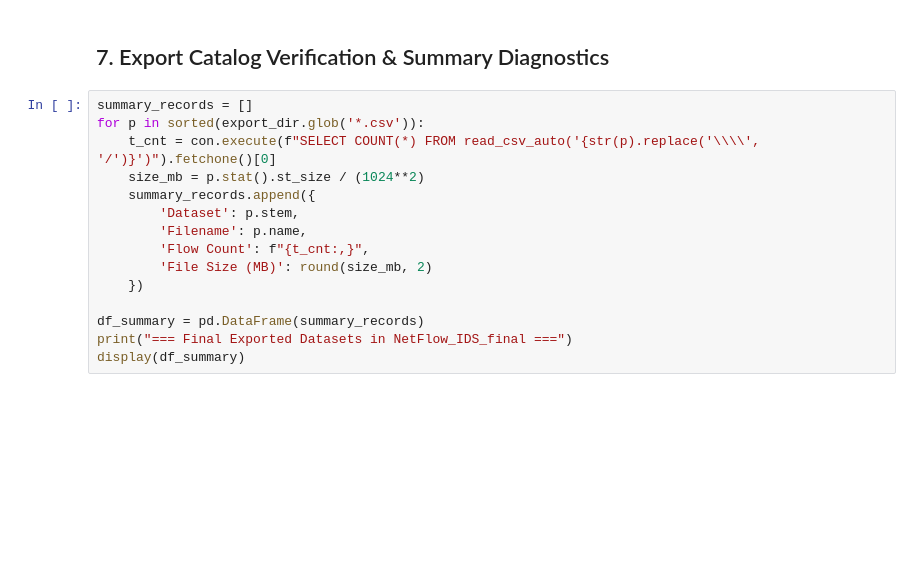
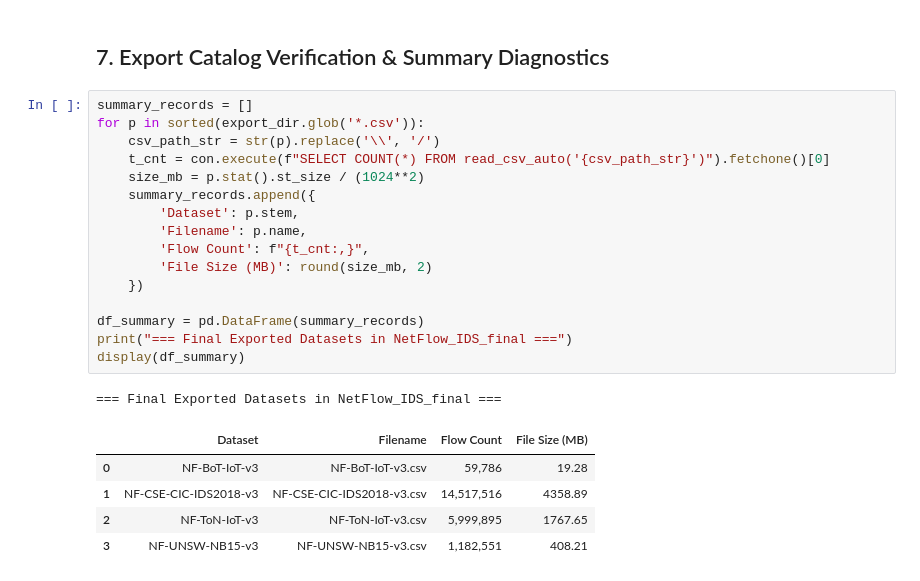
Before and after one commit to ThanhLeDuc552/SynthGuard---Individual-Contribution, a Jupyter notebook: duc_thanh/notebooks/data_processing/netflowv3_processing.ipynb, the cells around one changed output. Cells and saved outputs as stored; diff of their text form; blank space fills up the shorter version.

```diff
--- a/duc_thanh/notebooks/data_processing/netflowv3_processing.ipynb
+++ b/duc_thanh/notebooks/data_processing/netflowv3_processing.ipynb
@@ -350,15 +938,23 @@ con.execute("SELECT Attack, COUNT(*) as cnt FROM cic_final GROUP BY Attack ORDER
 # %%
 summary_records = []
 for p in sorted(export_dir.glob('*.csv')):
-    t_cnt = con.execute(f"SELECT COUNT(*) FROM read_csv_auto('{str(p).replace('\\\\', '/')}')").fetchone()[0]
+    csv_path_str = str(p).replace('\\', '/')
+    t_cnt = con.execute(f"SELECT COUNT(*) FROM read_csv_auto('{csv_path_str}')").fetchone()[0]
     size_mb = p.stat().st_size / (1024**2)
     summary_records.append({
         'Dataset': p.stem,
         'Filename': p.name,
         'Flow Count': f"{t_cnt:,}",
         'File Size (MB)': round(size_mb, 2)
     })
 
 df_summary = pd.DataFrame(summary_records)
 print("=== Final Exported Datasets in NetFlow_IDS_final ===")
 display(df_summary)
+# %% [output]
+=== Final Exported Datasets in NetFlow_IDS_final ===
+|  | Dataset | Filename | Flow Count | File Size (MB) |
+| 0 | NF-BoT-IoT-v3 | NF-BoT-IoT-v3.csv | 59,786 | 19.28 |
+| 1 | NF-CSE-CIC-IDS2018-v3 | NF-CSE-CIC-IDS2018-v3.csv | 14,517,516 | 4358.89 |
+| 2 | NF-ToN-IoT-v3 | NF-ToN-IoT-v3.csv | 5,999,895 | 1767.65 |
+| 3 | NF-UNSW-NB15-v3 | NF-UNSW-NB15-v3.csv | 1,182,551 | 408.21 |
```
Also changed, not shown: parts of 12 cells of this notebook, 2 other files.
